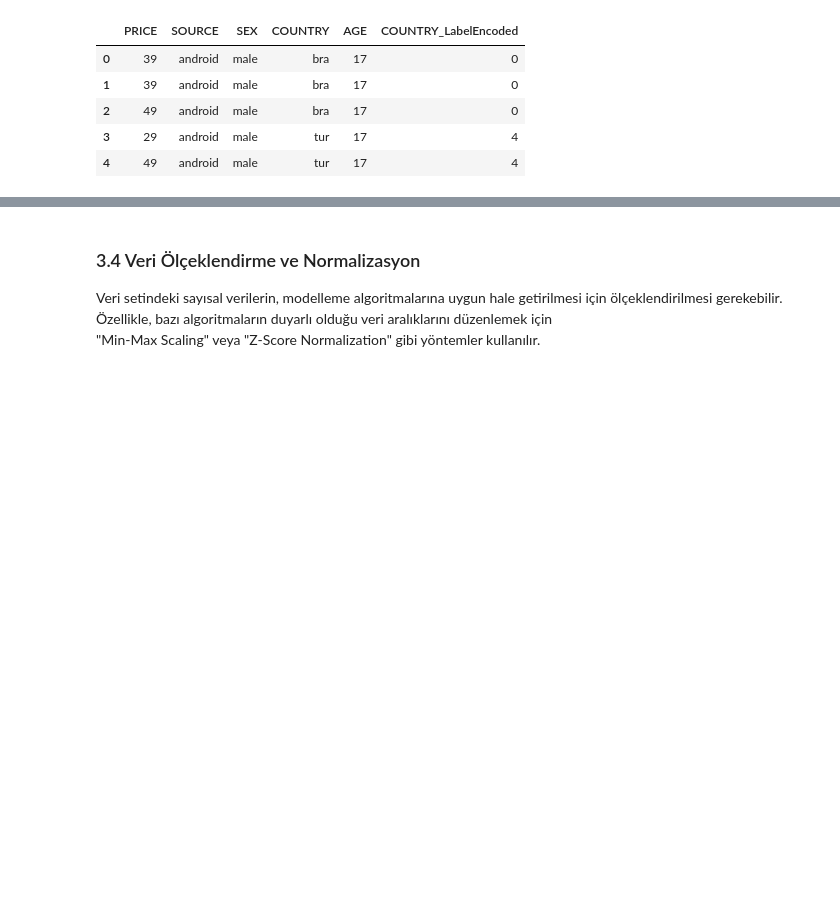
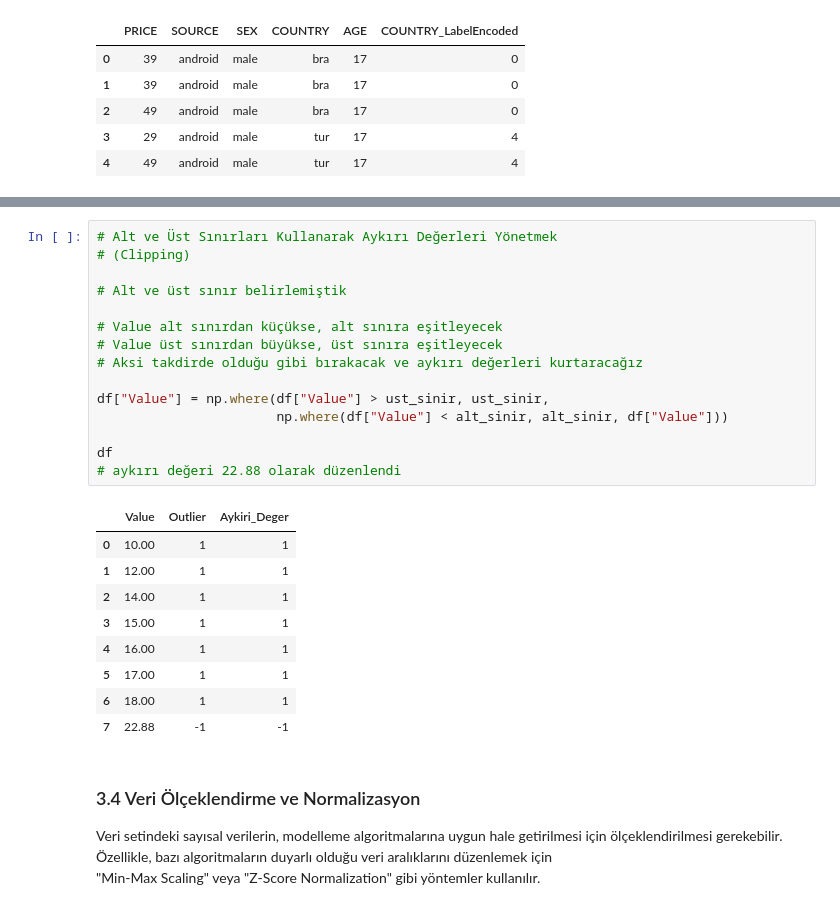
Before and after one commit to onurcakili/dataScienceRepository, a Jupyter notebook: DataScience_Python_Roadmap.ipynb, the cells around one changed output, grey strips where cells are left out. Saved outputs shown, nothing was run; the diff lists cells and outputs as text; blank space fills up the shorter version.

Commit message:
Clipping

```diff
--- a/DataScience_Python_Roadmap.ipynb
+++ b/DataScience_Python_Roadmap.ipynb
@@ -1006,3 +1115,28 @@ Aykırı değerler, modelin performansını olumsuz etkileyebilir.
+# %%
+# Alt ve Üst Sınırları Kullanarak Aykırı Değerleri Yönetmek
+# (Clipping)
+
+# Alt ve üst sınır belirlemiştik
+
+# Value alt sınırdan küçükse, alt sınıra eşitleyecek
+# Value üst sınırdan büyükse, üst sınıra eşitleyecek
+# Aksi takdirde olduğu gibi bırakacak ve aykırı değerleri kurtaracağız
+
+df["Value"] = np.where(df["Value"] > ust_sinir, ust_sinir,
+                       np.where(df["Value"] < alt_sinir, alt_sinir, df["Value"]))
+
+df
+# aykırı değeri 22.88 olarak düzenlendi
+# %% [output]
+|  | Value | Outlier | Aykiri_Deger |
+| 0 | 10.00 | 1 | 1 |
+| 1 | 12.00 | 1 | 1 |
+| 2 | 14.00 | 1 | 1 |
+| 3 | 15.00 | 1 | 1 |
+| 4 | 16.00 | 1 | 1 |
+| 5 | 17.00 | 1 | 1 |
+| 6 | 18.00 | 1 | 1 |
+| 7 | 22.88 | -1 | -1 |
 # %% [markdown]
 ### 3.4 Veri Ölçeklendirme ve Normalizasyon
 Veri setindeki sayısal verilerin, modelleme algoritmalarına uygun hale getirilmesi için ölçeklendirilmesi gerekebilir.
```
Also changed, not shown: parts of 6 cells of this notebook.
